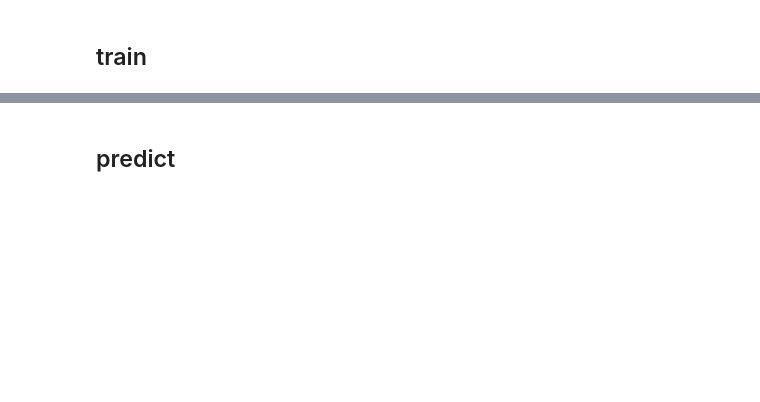
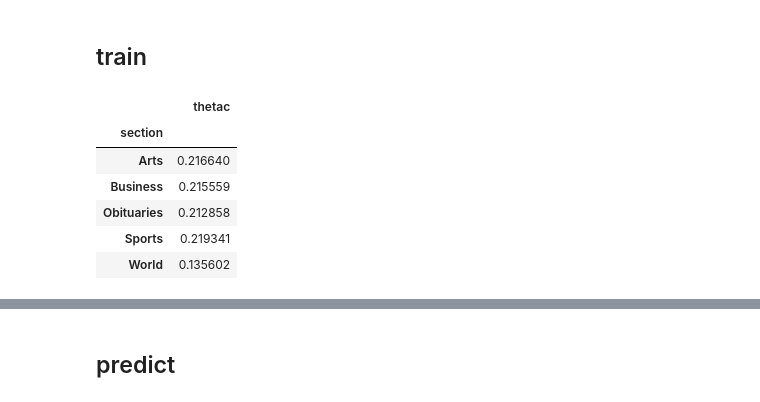
Before and after one commit to helloannietran/Doing-Data-Science-Straight-Talk-From-The-Frontline, a Jupyter notebook: Chapter 4 Naive Bayes Exercise.ipynb, the cells around one changed output, grey strips where cells are left out. Saved outputs shown, nothing was run; the diff lists cells and outputs as text; code cells hidden in the pictures; blank space fills up the shorter version.

```diff
--- a/Chapter 4 Naive Bayes Exercise.ipynb
+++ b/Chapter 4 Naive Bayes Exercise.ipynb
@@ -210,0 +226,10 @@ theta_c_df =theta_c_df.set_index('section')
+# %%
+theta_c_df
+# %% [output]
+|  | thetac |
+| section |  |
+| Arts | 0.216640 |
+| Business | 0.215559 |
+| Obituaries | 0.212858 |
+| Sports | 0.219341 |
+| World | 0.135602 |
```
Also changed, not shown: parts of 17 cells of this notebook.
